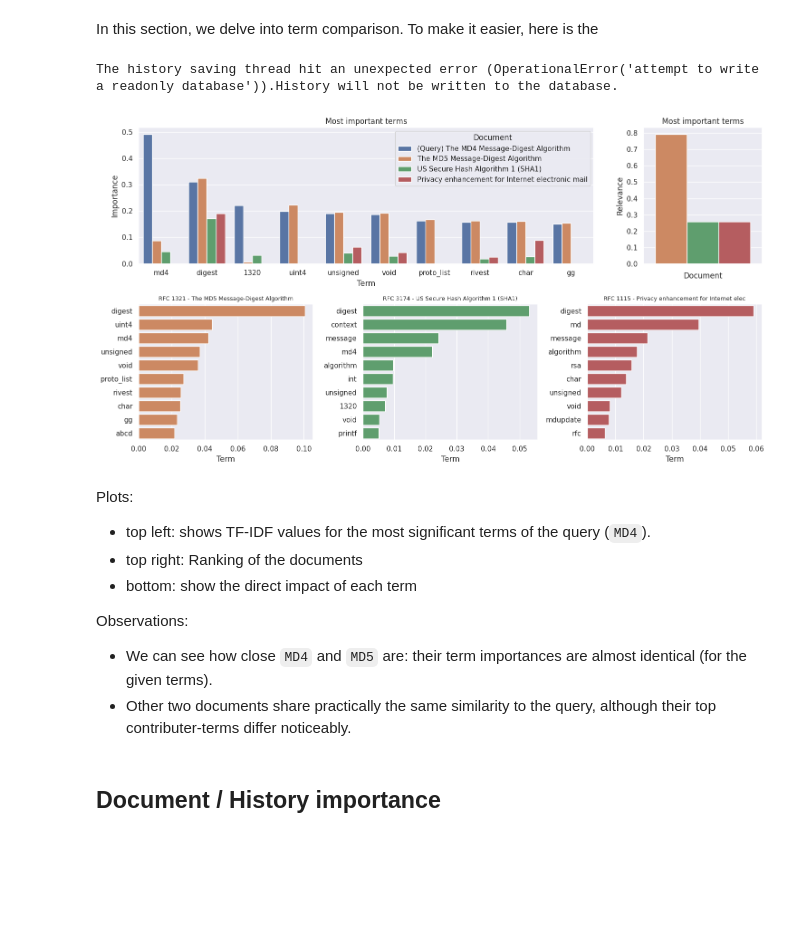
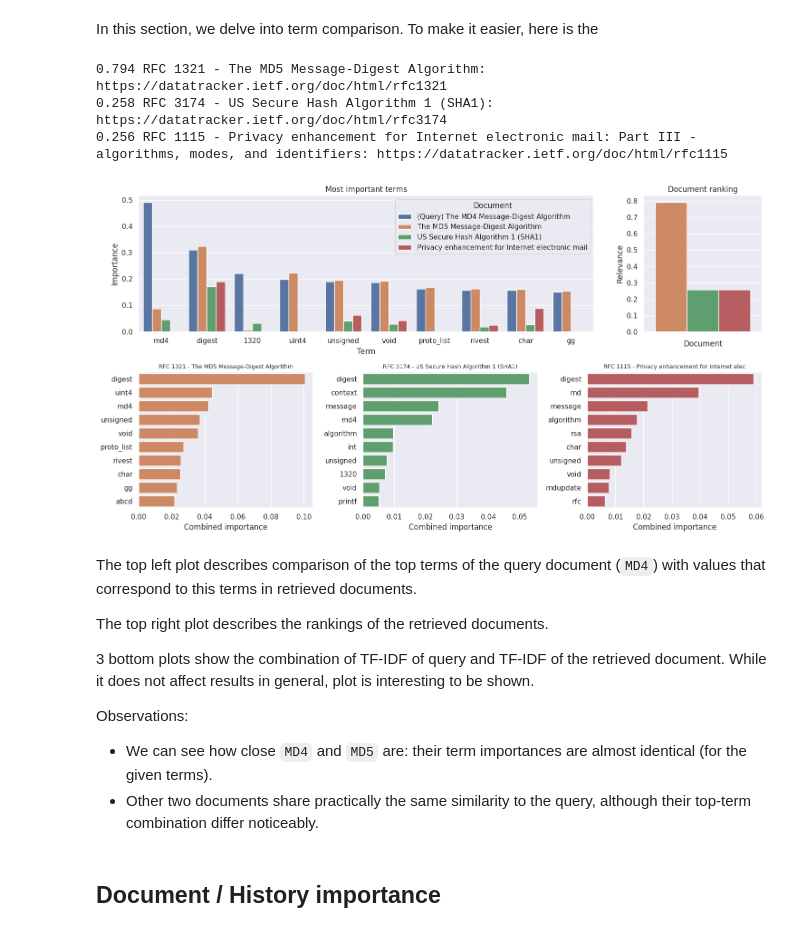
Before and after one commit to AndrewChmutov/wiki-recommendation, a Jupyter notebook: index.ipynb, the cells around one changed output. Cells and saved outputs as stored; diff of their text form; code cells hidden in the pictures; blank space fills up the shorter version.

```diff
--- a/index.ipynb
+++ b/index.ipynb
@@ -345,9 +354,14 @@ In this section, we delve into term comparison. To make it easier, here is the
 # %%
 doc = index.to_doc(NameQuery("The MD4 Message-Digest Algorithm"))
 fetched = index.query_docs([DocQuery(doc)], skip_visited=True)[0][:3]
+print("\n".join(map(str, fetched)))
+# %% [output]
+0.794 RFC 1321 - The MD5 Message-Digest Algorithm: https://datatracker.ietf.org/doc/html/rfc1321
+0.258 RFC 3174 - US Secure Hash Algorithm 1 (SHA1): https://datatracker.ietf.org/doc/html/rfc3174
+0.256 RFC 1115 - Privacy enhancement for Internet electronic mail: Part III - algorithms, modes, and identifiers: https://datatracker.ietf.org/doc/html/rfc1115
 # %%
 # Get top terms
-top_terms = index.tfidf.loc[url].sort_values()[::-1][:limit_output].index
+top_terms = index.tfidf.loc[doc.url].sort_values()[::-1][:limit_output].index
 
 # Fetch the those terms for all docs
 dfs = []
@@ -366,46 +380,47 @@ new_df = pd.concat(dfs)
 
 # Plot
 fig = plt.figure(figsize=(15, 8))
 
 ax = plt.subplot2grid((2, 12), (0, 0), colspan=9)
 sns.barplot(new_df, x="index", y="value", hue="Document", ax=ax)
 ax.set_title("Most important terms")
 ax.set_xlabel("Term")
 ax.set_ylabel("Importance")
 
 ax = plt.subplot2grid((2, 12), (0, 9), colspan=3)
 sns.barplot(
     hue=[i for i in range(len(fetched))],
     y=[doc_.rank for doc_ in fetched],
     legend=False,
     palette=sns.color_palette()[1:4],
     ax=ax,
 )
-ax.set_title("Most important terms")
+ax.set_title("Document ranking")
 ax.set_xlabel("Document")
 ax.set_ylabel("Relevance")
 
 for i, doc_ in enumerate(fetched):
     combined = index.tfidf.loc[doc.url] * index.tfidf.loc[doc_.url]
     combined = combined.sort_values()[::-1][:10]
     ax = plt.subplot2grid((2, 12), (1, i * 4), colspan=4)
     ax.set_title(doc_.name[:48], fontsize=9)
-    ax.set_xlabel("Term")
+    ax.set_xlabel("Combined importance")
     sns.barplot(combined, ax=ax, orient="h", color=sns.color_palette()[i+1])
 
 plt.tight_layout()
 # %% [output]
-The history saving thread hit an unexpected error (OperationalError('attempt to write a readonly database')).History will not be written to the database.
-[figure, old version]
+[figure, new version]
 # %% [markdown]
-Plots:
-* top left: shows TF-IDF values for the most significant terms of the query (`MD4`).
-* top right: Ranking of the documents
-* bottom: show the direct impact of each term
+The top left plot describes comparison of the top terms of the query document (`MD4`) with values that correspond to this terms in retrieved documents.
+
+The top right plot describes the rankings of the retrieved documents.
+
+3 bottom plots show the combination of TF-IDF of query and TF-IDF of the retrieved document. While it does not affect results in general, plot is interesting to be shown.
+
 
 Observations:
 * We can see how close `MD4` and `MD5` are: their term importances are almost identical (for the given terms).
-* Other two documents share practically the same similarity to the query, although their top contributer-terms differ noticeably.
+* Other two documents share practically the same similarity to the query, although their top-term combination differ noticeably.
 # %% [markdown]
 ## Document / History importance
 # %%
```
Also changed, not shown: parts of 26 cells of this notebook.
